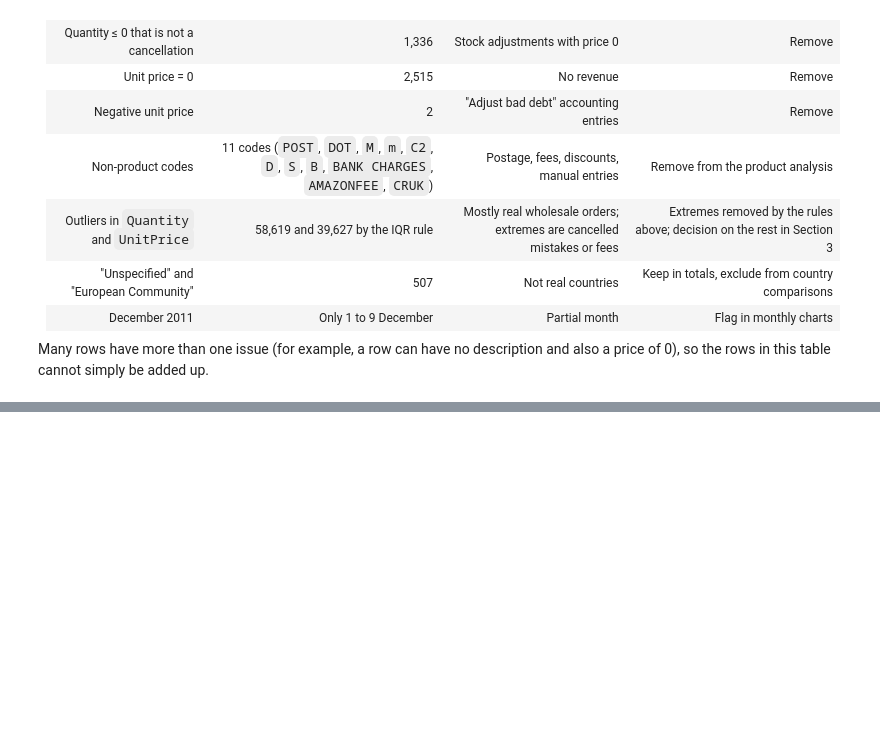
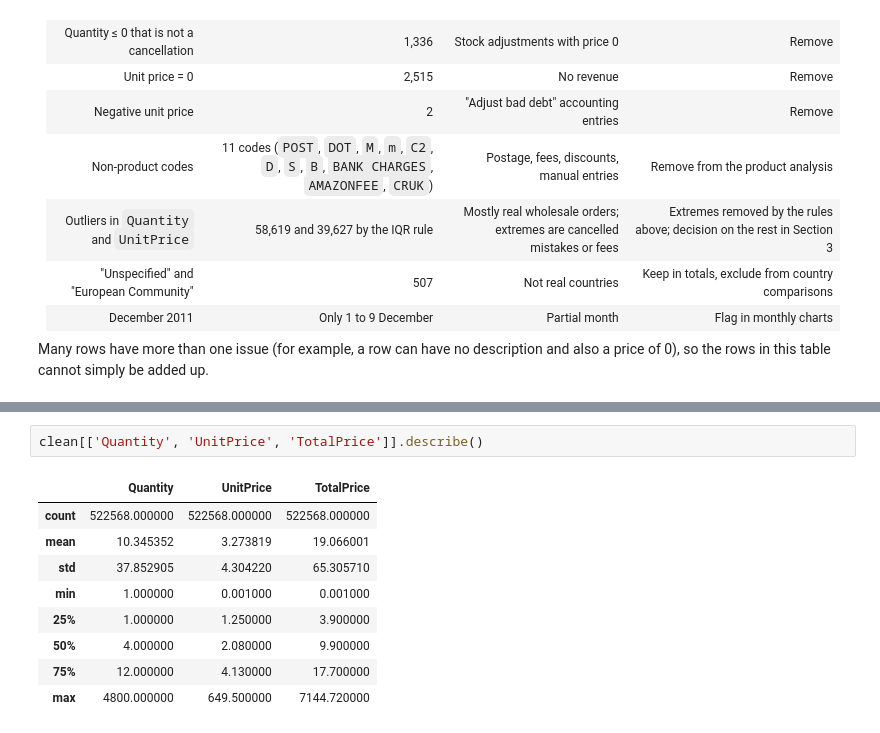
Before and after one commit to MatheusFerreiraL/dvc-ca2-online-retail, a Jupyter notebook: dvc_ca2_online_retail.ipynb, the cells around one changed output, grey strips where cells are left out. Drawn from its saved outputs; the diff is of its cells as text; blank space fills up the shorter version.

```diff
--- a/dvc_ca2_online_retail.ipynb
+++ b/dvc_ca2_online_retail.ipynb
@@ -406,0 +627,12 @@ Many rows have more than one issue (for example, a row can have no description a
+# %%
+clean[['Quantity', 'UnitPrice', 'TotalPrice']].describe()
+# %% [output]
+|  | Quantity | UnitPrice | TotalPrice |
+| count | 522568.000000 | 522568.000000 | 522568.000000 |
+| mean | 10.345352 | 3.273819 | 19.066001 |
+| std | 37.852905 | 4.304220 | 65.305710 |
+| min | 1.000000 | 0.001000 | 0.001000 |
+| 25% | 1.000000 | 1.250000 | 3.900000 |
+| 50% | 4.000000 | 2.080000 | 9.900000 |
+| 75% | 12.000000 | 4.130000 | 17.700000 |
+| max | 4800.000000 | 649.500000 | 7144.720000 |
```
Also changed, not shown: parts of 47 cells of this notebook.
